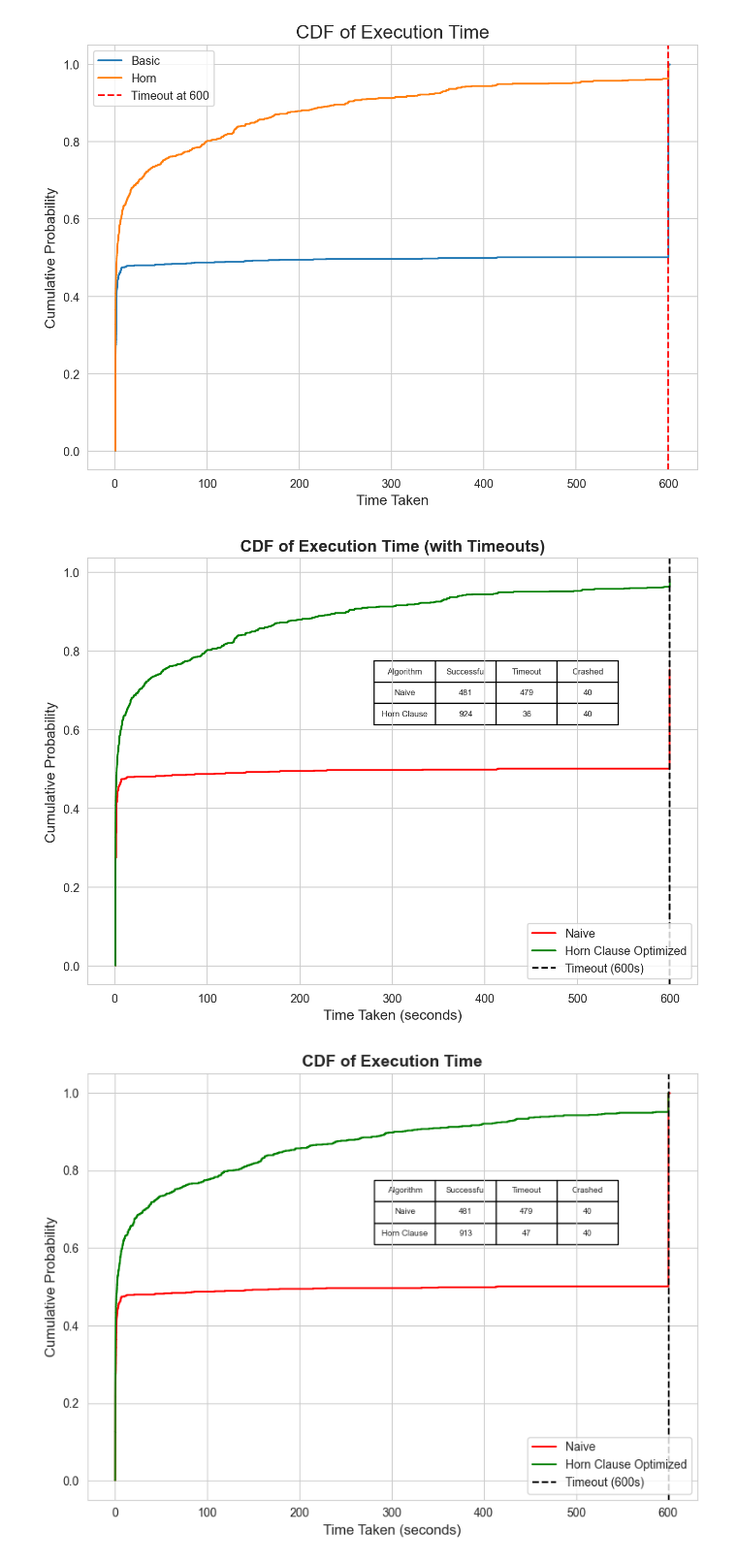
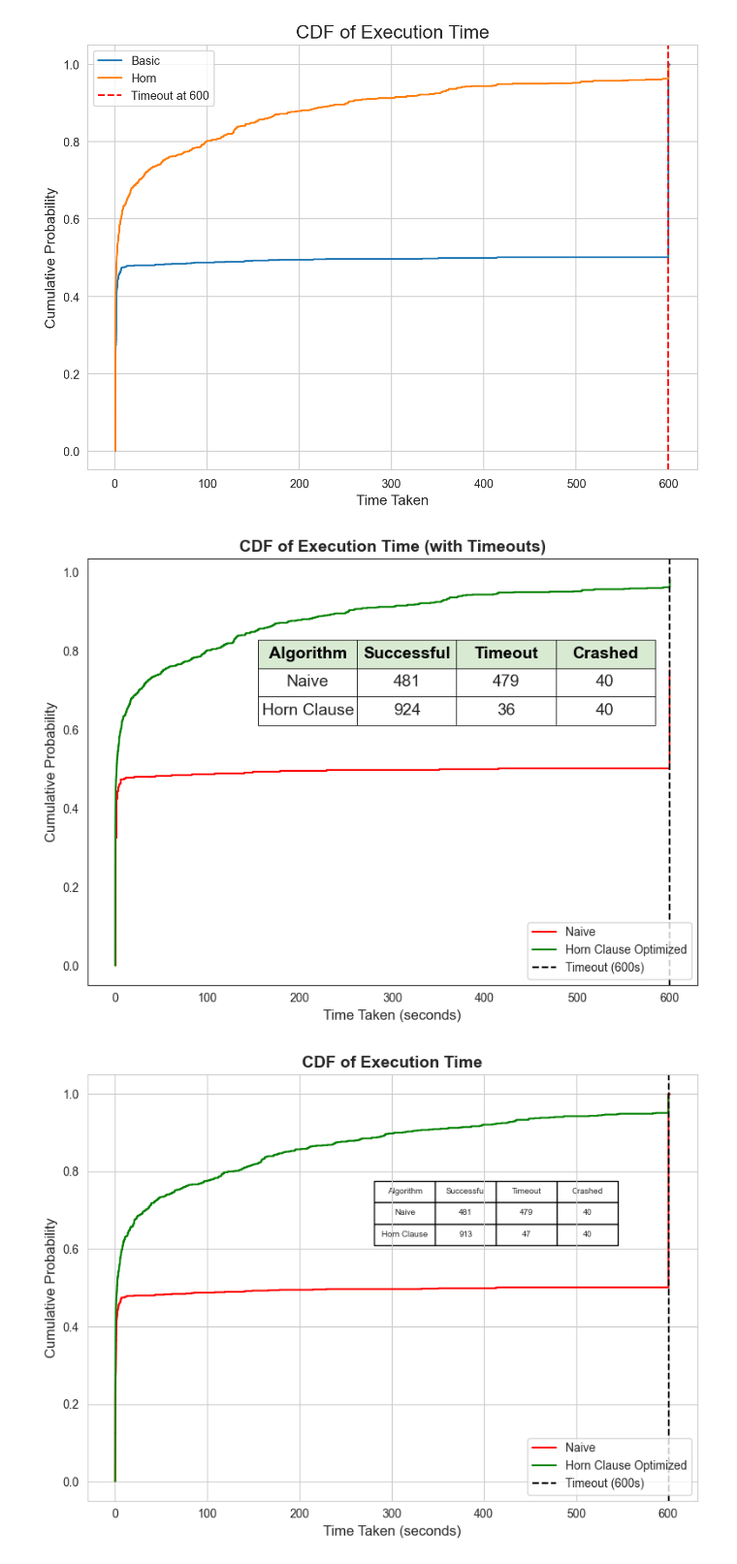
Before and after one commit to DavisPL/cargo-sherlock, a Jupyter notebook: analysis_rq4.ipynb, the cells around one changed output. Shown at 97% size. Cells and saved outputs as stored; diff of their text form; code cells hidden in the pictures.

```diff
--- a/analysis_rq4.ipynb
+++ b/analysis_rq4.ipynb
@@ -155,7 +155,7 @@ timeout_horn = np.sum((df_horn["time_taken"].str.lower() == "timeout") | (df_hor
 crashed_horn = 40
 
 # 6. Create the figure and axes
-sns.set_style("whitegrid")
+sns.set_style("white")
 fig, ax = plt.subplots(figsize=(8,6))
 
 # 7. Plot the CDF lines (using "steps-post" draw style)
@@ -163,37 +163,47 @@ sns.lineplot(x=times_basic, y=cdf_basic, drawstyle="steps-post", color="red",
              label="Naive", ax=ax)
 sns.lineplot(x=times_horn, y=cdf_horn, drawstyle="steps-post", color="green",
              label="Horn Clause Optimized", ax=ax)
 
 # Add a vertical line for the timeout threshold
 ax.axvline(timeout_threshold, color="black", linestyle="--",
            label=f"Timeout ({timeout_threshold}s)")
 
 ax.set_xlabel("Time Taken (seconds)", fontsize=12)
 ax.set_ylabel("Cumulative Probability", fontsize=12)
 ax.set_title("CDF of Execution Time (with Timeouts)", fontsize=14, fontweight="bold")
 ax.legend(loc="lower right")
 
 # 8. Create the table data with outcome counts
 table_data = [
     ["Algorithm",   "Successful", "Timeout", "Crashed"],
     ["Naive",       success_basic, timeout_basic, crashed_basic],
     ["Horn Clause", success_horn,  timeout_horn,  crashed_horn]
 ]
 
 the_table = ax.table(
     cellText=table_data,
     loc="upper right",   # adjust the bbox as needed
     cellLoc="center",
-    bbox=[0.47, 0.61, 0.4, 0.15]  # [left, bottom, width, height]
+    bbox=[0.28, 0.61, 0.65, 0.2]  # [left, bottom, width, height]
 )
 the_table.scale(0.6, 1)
-the_table.set_fontsize(9)
+the_table.auto_set_font_size(False)
+the_table.set_fontsize(14)
+
+for (row, col), cell in the_table.get_celld().items():
+    cell.set_edgecolor("black")
+    cell.set_linewidth(0.6)
+    if row == 0:
+        cell.set_facecolor("#d9ead3")  # light green header background
+        cell.set_text_props(weight="bold", color="black")
+    else:
+        cell.set_facecolor("white")
 
 plt.tight_layout()
-plt.savefig("/Users/hassnain/Desktop/rhs-paper/src/img/evaluation/rq4/cdf_new.pdf", bbox_inches="tight")
+plt.savefig("/Users/hassnain/Desktop/rhs-paper/src/img/evaluation/rq4/cdf_new_bigger.pdf", bbox_inches="tight")
 plt.show()
 # %% [output]
-[figure, old version]
+[figure, new version]
 # %%
 import pandas as pd
 import numpy as np
```
Also changed, not shown: 11 other files.
